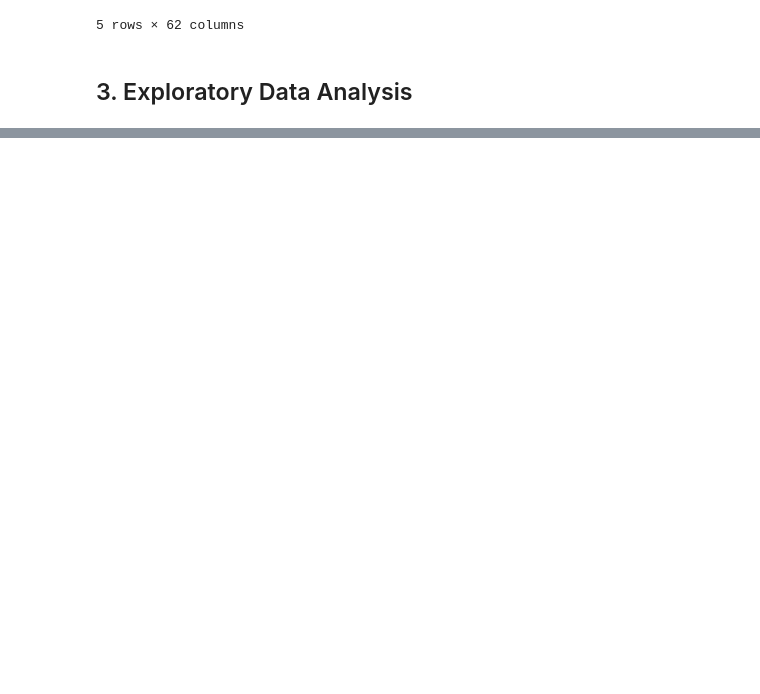
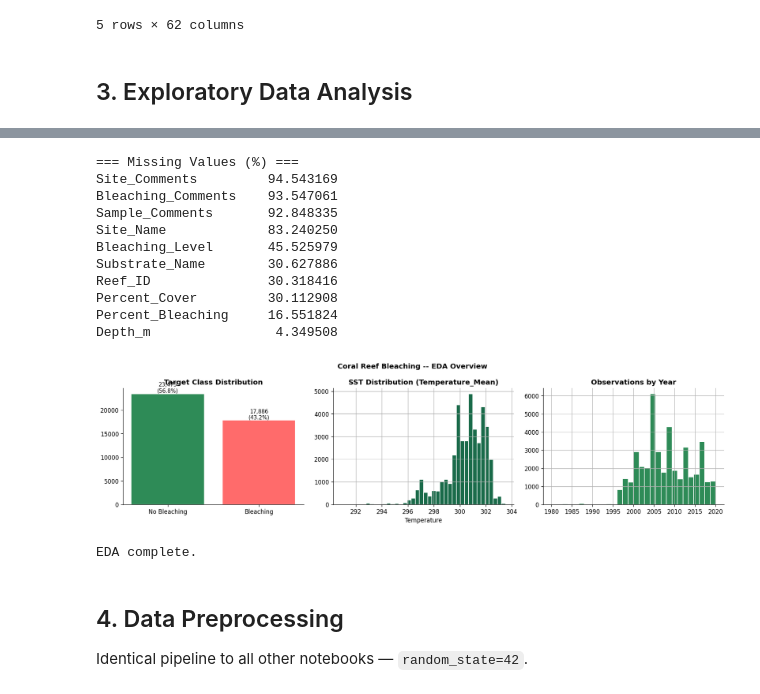
Before and after one commit to kavinda0126/Coral-Reef-Bleaching-Prediction-App, a Jupyter notebook: notebooks/training/01_LogisticRegression.ipynb, the cells around one changed output, grey strips where cells are left out. Saved outputs shown, nothing was run; the diff lists cells and outputs as text; code cells hidden in the pictures; blank space fills up the shorter version.

```diff
--- a/notebooks/training/01_LogisticRegression.ipynb
+++ b/notebooks/training/01_LogisticRegression.ipynb
@@ -879,0 +165,56 @@ Downloading files...
+# %%
+print('=== Missing Values (%) ===')
+missing = (df.isnull().sum() / len(df) * 100).sort_values(ascending=False)
+print(missing[missing > 0].head(10).to_string())
+
+sst_col    = next((c for c in df.columns if 'temperature_mean' in c.lower()), None) or \
+             next((c for c in df.columns if 'sst' in c.lower() and 'anom' not in c.lower()), None)
+bleach_col = next((c for c in df.columns if 'percent_bleach' in c.lower()), None)
+
+fig, axes = plt.subplots(1, 3, figsize=(15, 4))
+fig.suptitle('Coral Reef Bleaching -- EDA Overview', fontweight='bold')
+
+if bleach_col:
+    df[bleach_col] = pd.to_numeric(df[bleach_col], errors='coerce')
+    binary = (df[bleach_col] > 0).astype(int)
+    vc = binary.value_counts()
+    axes[0].bar(['No Bleaching','Bleaching'], vc.values,
+                color=['#2E8B57','#FF6B6B'], edgecolor='white')
+    axes[0].set_title('Target Class Distribution', fontweight='bold')
+    for i, v in enumerate(vc.values):
+        axes[0].text(i, v*1.01, f'{v:,}\n({v/len(binary)*100:.1f}%)',
+                     ha='center', fontsize=9)
+
+if sst_col:
+    df[sst_col] = pd.to_numeric(df[sst_col], errors='coerce')
+    df[sst_col].dropna().hist(ax=axes[1], bins=40, color='#1A6B4A', edgecolor='white')
+    axes[1].set_title(f'SST Distribution ({sst_col})', fontweight='bold')
+    axes[1].set_xlabel('Temperature')
+
+yr_col = next((c for c in df.columns if 'year' in c.lower()), None)
+if yr_col:
+    df[yr_col] = pd.to_numeric(df[yr_col], errors='coerce')
+    df[yr_col].dropna().hist(ax=axes[2], bins=30, color='#2E8B57', edgecolor='white')
+    axes[2].set_title('Observations by Year', fontweight='bold')
+
+plt.tight_layout()
+plt.savefig('outputs/eda_overview.png', bbox_inches='tight')
+plt.show()
+print('EDA complete.')
+# %% [output]
+=== Missing Values (%) ===
+Site_Comments         94.543169
+Bleaching_Comments    93.547061
+Sample_Comments       92.848335
+Site_Name             83.240250
+Bleaching_Level       45.525979
+Substrate_Name        30.627886
+Reef_ID               30.318416
+Percent_Cover         30.112908
+Percent_Bleaching     16.551824
+Depth_m                4.349508
+[figure, added]
+EDA complete.
+# %% [markdown]
+## 4. Data Preprocessing
+Identical pipeline to all other notebooks — `random_state=42`.
```
Also changed, not shown: parts of 52 cells of this notebook, 7 other files.
